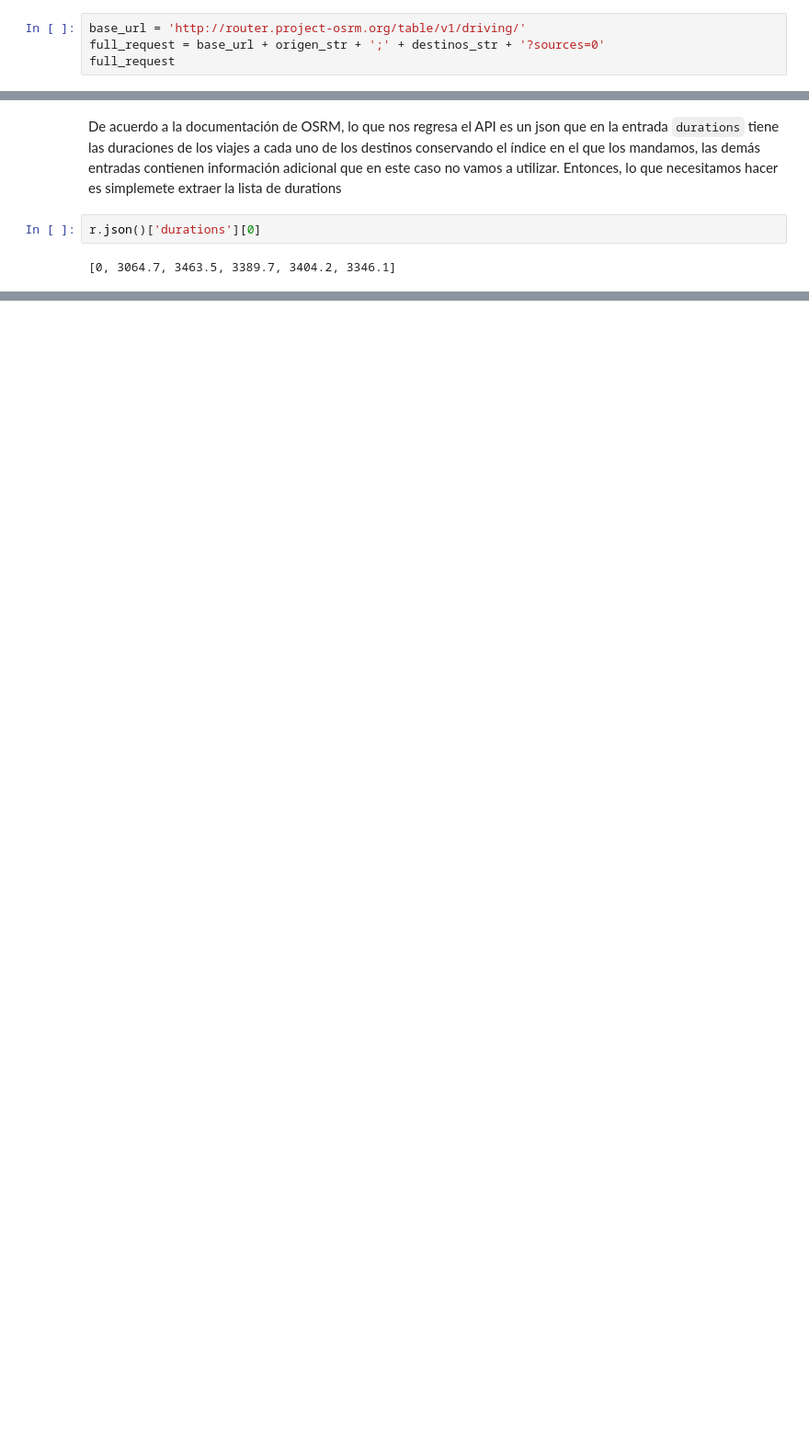
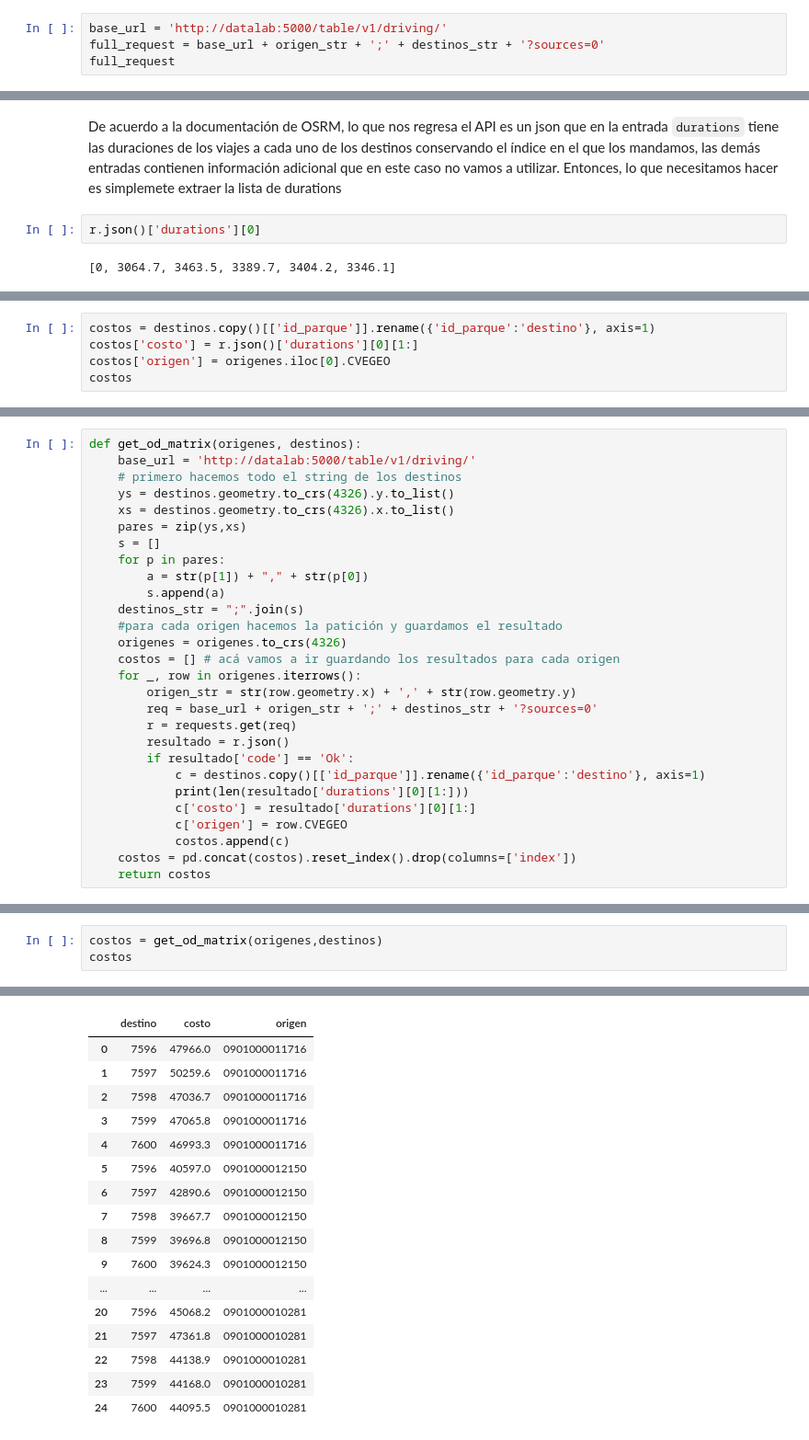
Before and after one commit to CentroGeo/temas-selectos-geoinformatica, a Jupyter notebook: accesibilidad/Matrices_OD.ipynb, the cells around one changed output, grey strips where cells are left out. Shown at 92% size. Saved outputs shown, nothing was run; the diff lists cells and outputs as text; blank space fills up the shorter version.

Commit message:
Función para matriz OD.

```diff
--- a/accesibilidad/Matrices_OD.ipynb
+++ b/accesibilidad/Matrices_OD.ipynb
@@ -101,7 +105,7 @@ origen_str
 # %% [markdown]
 Hacemos el string completo del request al API
 # %%
-base_url = 'http://router.project-osrm.org/table/v1/driving/'
+base_url = 'http://datalab:5000/table/v1/driving/'
 full_request = base_url + origen_str + ';' + destinos_str + '?sources=0'
 full_request
 # %% [output]
@@ -139,0 +145,5 @@ Ahora necesitamos estructurar los datos de forma que podamos obtener el datafram
+# %%
+costos = destinos.copy()[['id_parque']].rename({'id_parque':'destino'}, axis=1)
+costos['costo'] = r.json()['durations'][0][1:]
+costos['origen'] = origenes.iloc[0].CVEGEO
+costos
@@ -139,0 +162,28 @@ Ahora necesitamos estructurar los datos de forma que podamos obtener el datafram
+# %%
+def get_od_matrix(origenes, destinos):
+    base_url = 'http://datalab:5000/table/v1/driving/'
+    # primero hacemos todo el string de los destinos
+    ys = destinos.geometry.to_crs(4326).y.to_list()
+    xs = destinos.geometry.to_crs(4326).x.to_list()
+    pares = zip(ys,xs)
+    s = []
+    for p in pares:
+        a = str(p[1]) + "," + str(p[0])
+        s.append(a)
+    destinos_str = ";".join(s)
+    #para cada origen hacemos la patición y guardamos el resultado
+    origenes = origenes.to_crs(4326)
+    costos = [] # acá vamos a ir guardando los resultados para cada origen
+    for _, row in origenes.iterrows():
+        origen_str = str(row.geometry.x) + ',' + str(row.geometry.y)
+        req = base_url + origen_str + ';' + destinos_str + '?sources=0'
+        r = requests.get(req)
+        resultado = r.json()
+        if resultado['code'] == 'Ok':
+            c = destinos.copy()[['id_parque']].rename({'id_parque':'destino'}, axis=1)
+            print(len(resultado['durations'][0][1:]))
+            c['costo'] = resultado['durations'][0][1:]
+            c['origen'] = row.CVEGEO
+            costos.append(c)
+    costos = pd.concat(costos).reset_index().drop(columns=['index'])
+    return costos
@@ -139,0 +192,4 @@ Ahora necesitamos estructurar los datos de forma que podamos obtener el datafram
+# %%
+costos = get_od_matrix(origenes,destinos)
+costos
+# %% [output]
@@ -139,0 +201,17 @@ Ahora necesitamos estructurar los datos de forma que podamos obtener el datafram
+|  | destino | costo | origen |
+| 0 | 7596 | 47966.0 | 0901000011716 |
+| 1 | 7597 | 50259.6 | 0901000011716 |
+| 2 | 7598 | 47036.7 | 0901000011716 |
+| 3 | 7599 | 47065.8 | 0901000011716 |
+| 4 | 7600 | 46993.3 | 0901000011716 |
+| 5 | 7596 | 40597.0 | 0901000012150 |
+| 6 | 7597 | 42890.6 | 0901000012150 |
+| 7 | 7598 | 39667.7 | 0901000012150 |
+| 8 | 7599 | 39696.8 | 0901000012150 |
+| 9 | 7600 | 39624.3 | 0901000012150 |
+| ... | ... | ... | ... |
+| 20 | 7596 | 45068.2 | 0901000010281 |
+| 21 | 7597 | 47361.8 | 0901000010281 |
+| 22 | 7598 | 44138.9 | 0901000010281 |
+| 23 | 7599 | 44168.0 | 0901000010281 |
+| 24 | 7600 | 44095.5 | 0901000010281 |
```
Also changed, not shown: parts of 13 cells of this notebook, 2 other files.
